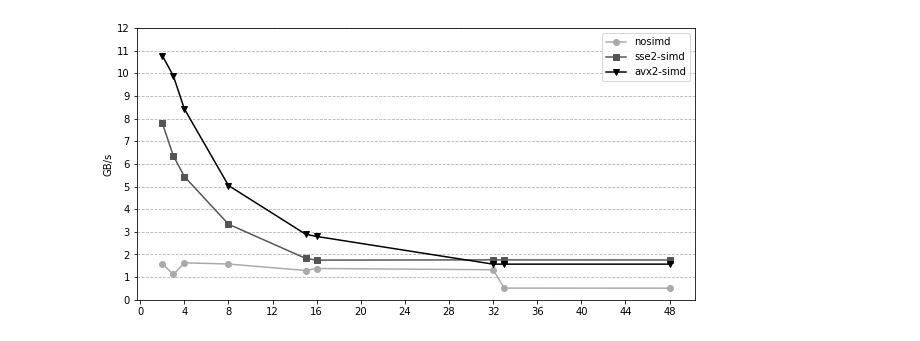
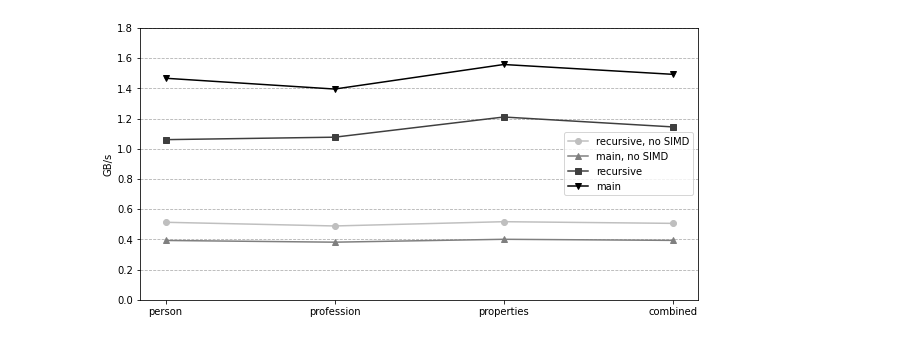
Before and after one commit to rsonquery/rsonpath, a Jupyter notebook: simd-benchmarks/plot.ipynb, the cells around one changed output. Cells and saved outputs as stored; diff of their text form; code cells hidden in the pictures.

```diff
--- a/simd-benchmarks/plot.ipynb
+++ b/simd-benchmarks/plot.ipynb
@@ -56,68 +123,60 @@ def get_color(n, i):
     hex_str = hex(math.floor(val)).split('x')[1]
     return f'#{hex_str}{hex_str}{hex_str}'
 
 def get_colors_for(n):
     return list(map(lambda i: get_color(n, i), range(0, n)))
 
 measurements1 = [
-    1.595,
-    1.117,
-    1.631,
-    1.579,
-    1.292,
-    1.380,
-    1.326,
-    0.515,
-    0.512
+    0.51337,
+    0.48899,
+    0.51726,
+    0.50618
 ]
-
 measurements2 = [
-    7.798,
-    6.357,
-    5.442,
-    3.336,
-    1.826,
-    1.751,
-    1.761,
-    1.760,
-    1.756
+    0.39295,
+    0.38165,
+    0.40072,
+    0.39346
 ]
 
 measurements3 = [
-    10.783,
-    9.885,
-    8.428,
-    5.045,
-    2.893,
-    2.795,
-    1.572,
-    1.573,
-    1.573
+    1.06060,
+    1.07692,
+    1.21050,
+    1.14493
+]
+
+measurements4 = [
+    1.46722,
+    1.39570,
+    1.55828,
+    1.49318
 ]
 
 names = [
-    "nosimd",
-    "sse2-simd",
-    "avx2-simd",
+    "recursive, no SIMD",
+    "main, no SIMD",
+    "recursive",
+    "main"
 ]
 
-xs = [2, 3, 4, 8, 15, 16, 32, 33, 48]
+xs = ["person", "profession", "properties", "combined"]
 
-colors = get_colors_for(3)
+colors = get_colors_for(4)
 
 fig, ax = plt.subplots(figsize=(10,5))
 
 ax.plot(xs, measurements1, marker='o', color=colors[0], label=names[0])
-ax.plot(xs, measurements2, marker='s', color=colors[1], label=names[1])
-ax.plot(xs, measurements3, marker='v', color=colors[2], label=names[2])
+ax.plot(xs, measurements2, marker='^', color=colors[1], label=names[1])
+ax.plot(xs, measurements3, marker='s', color=colors[2], label=names[2])
+ax.plot(xs, measurements4, marker='v', color=colors[3], label=names[3])
 ax.legend()
 
-ax.set_xticks(np.arange(0.0, 49.0, 4.0))
-ax.set_yticks(np.arange(0.0, 13.0, 1.0))
+ax.set_yticks(np.arange(0.0, 2.0, 0.2))
 ax.set_ylabel("GB/s")
 
 ax.grid(axis = 'y', linestyle = '--')
 plt.savefig("plot.svg", format="svg")
 plt.show()
 # %% [output]
-[figure, old version]
+[figure, new version]
```
Also changed, not shown: parts of 2 cells of this notebook, 1 other file.
